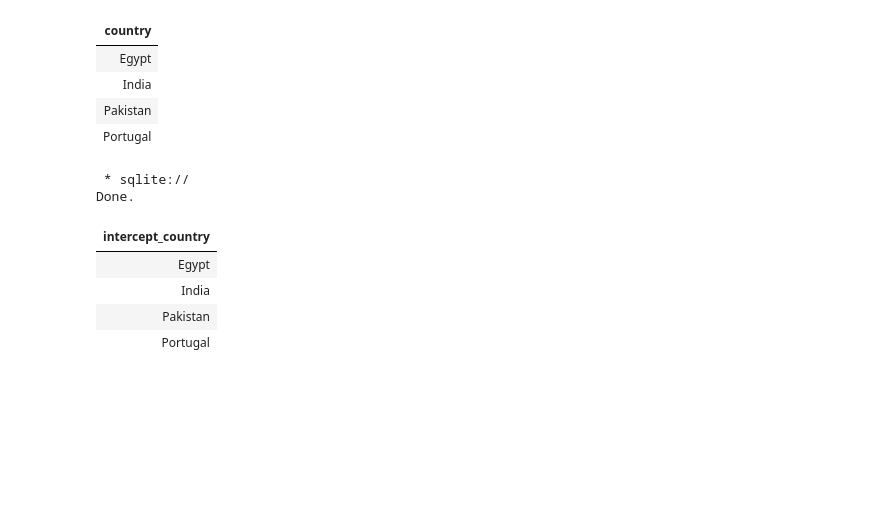
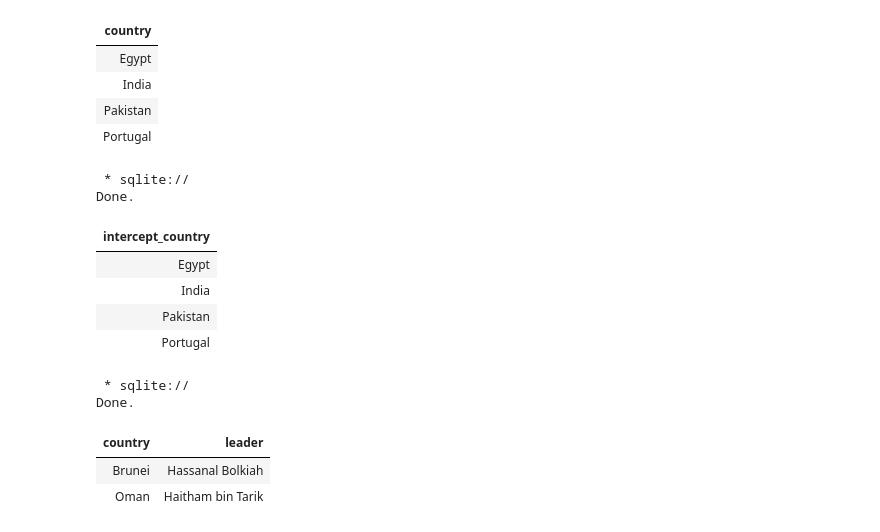
Before and after one commit to UznetDev/Data-science-home-work, a Jupyter notebook: 21_Avg_2024.ipynb, the cells around one changed output. Drawn from its saved outputs; the diff is of its cells as text; code cells hidden in the pictures; blank space fills up the shorter version.

```diff
--- a/21_Avg_2024.ipynb
+++ b/21_Avg_2024.ipynb
@@ -433,3 +433,15 @@ Done.
 | India |
 | Pakistan |
 | Portugal |
+# %%
+%%sql SELECT country, prime_minister AS leader
+FROM prime_ministers
+INTERSECT
+SELECT country, monarch
+FROM monarchs;
+# %% [output]
+ * sqlite://
+Done.
+| country | leader |
+| Brunei | Hassanal Bolkiah |
+| Oman | Haitham bin Tarik |
```
